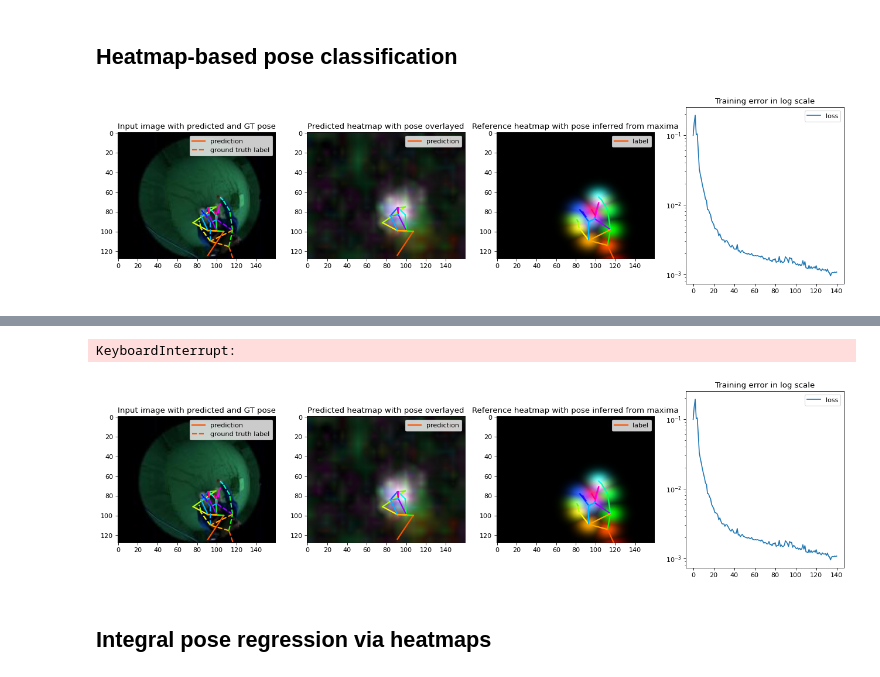
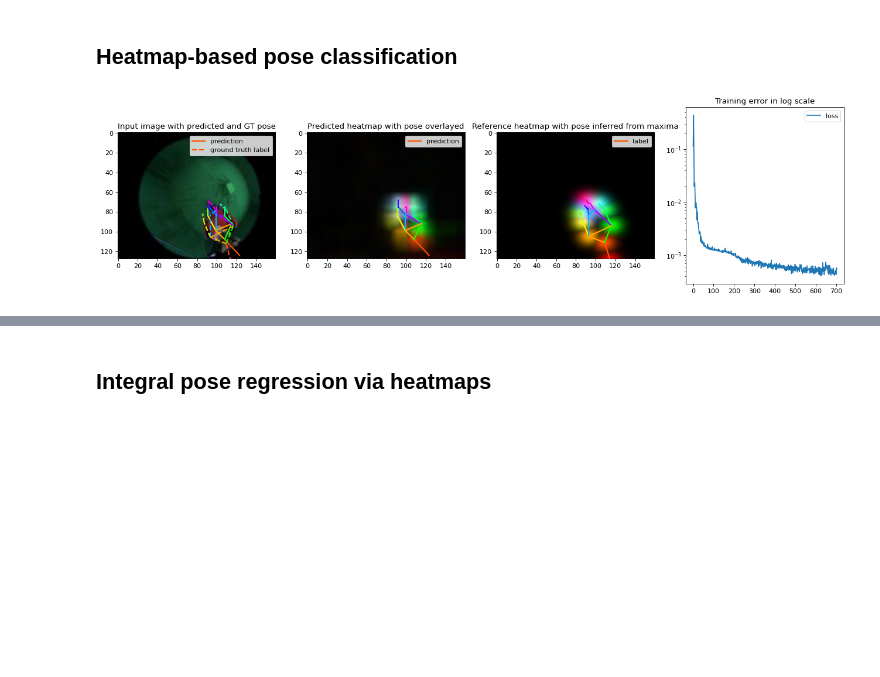
Before and after one commit to namratadeka/cs533-hw2, a Jupyter notebook: assignment2.ipynb, the cells around one changed output, grey strips where cells are left out. Cells and saved outputs as stored; diff of their text form; code cells hidden in the pictures; blank space fills up the shorter version.

```diff
--- a/assignment2.ipynb
+++ b/assignment2.ipynb
@@ -290,7 +296,7 @@ def heatmap2pose(heatmap):
 # training loop for heatmap prediction
 %matplotlib inline
 from IPython import display
-optimizer = torch.optim.Adam(det_network.parameters(), lr=0.001)
+optimizer = torch.optim.Adam(det_network.parameters(), lr=0.003)
 fig=plt.figure(figsize=(20, 5), dpi= 80, facecolor='w', edgecolor='k')
 axes=fig.subplots(1,4)
 losses = []
@@ -321,31 +327,31 @@ for e in range(num_epochs):
             # clear figure for a new update
             for ax in axes:
                 ax.cla()
             # plot the ground truth and the predicted pose on top of the image
             plotPosesOnImage([pred_pose[0], batch_cpu['pose_2d'][0]], ecds.denormalize(batch_cpu['img'][0]), ax=axes[0], labels=['prediction','ground truth label'])
             axes[0].set_title('Input image with predicted and GT pose')
             axes[0].legend()
 
             # plot the predicted heatmap map and the predicted pose on top
             plotPosesOnImage([pred_pose[0]], heatmap2image(pred_cpu['heatmap'][0]), ax=axes[1], labels=['prediction'])
             axes[1].set_title('Predicted heatmap with pose overlayed')
             axes[1].legend()
 
             # plot the reference heatmap map and the GT pose on top
             plotPosesOnImage([gt_pose_max[0]], heatmap2image(gt_heatmap_gpu[0].cpu()), ax=axes[2], labels=['label'])
             axes[2].set_title('Reference heatmap with pose inferred from maxima')
             axes[2].legend()
 
             # plot the current training error on a logplot
             axes[3].plot(losses, label='loss'); axes[3].set_yscale('log')
             axes[3].set_title('Training error in log scale')
             axes[3].legend()
 
             # clear output window and diplay updated figure
             display.clear_output(wait=True)
             display.display(plt.gcf())
             print("Epoch {}, iteration {} of {} ({} %), loss={}".format(e, i, len(train_loader), 100*i//len(train_loader), losses[-1]))
             print("Training for the specified amount of epochs would take long.\nStop the process once you verified that your method works.")
 plt.close('all')
 # %% [output]
-[figure, old version]
+[figure, new version]
@@ -353,7 +359,5 @@ Epoch 0, iteration 140 of 352 (39 %), loss=0.0010748155182227492
 Training for the specified amount of epochs would take long.
 Stop the process once you verified that your method works.
-KeyboardInterrupt:
-[figure, removed]
 # %% [markdown]
 ## Integral pose regression via heatmaps
 # %%
```
Also changed, not shown: parts of 3 cells of this notebook.
